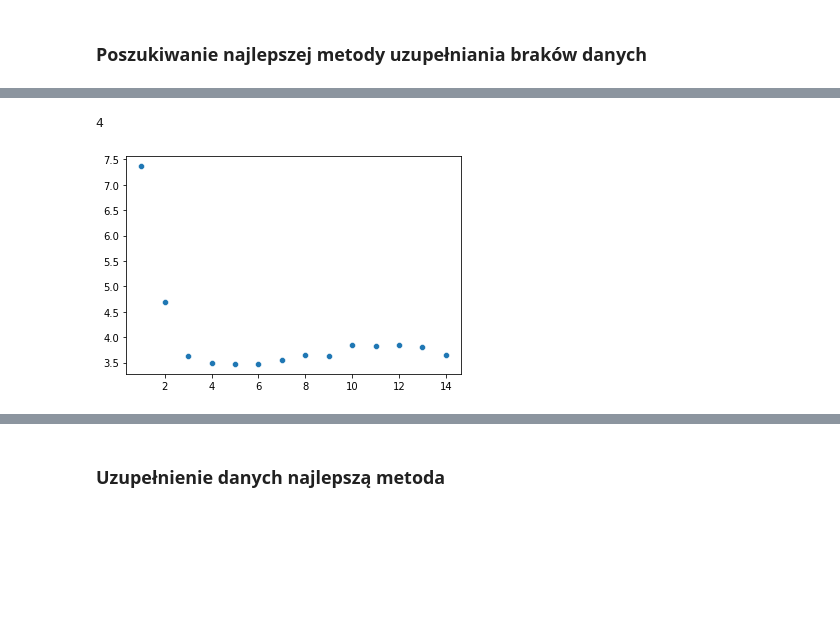
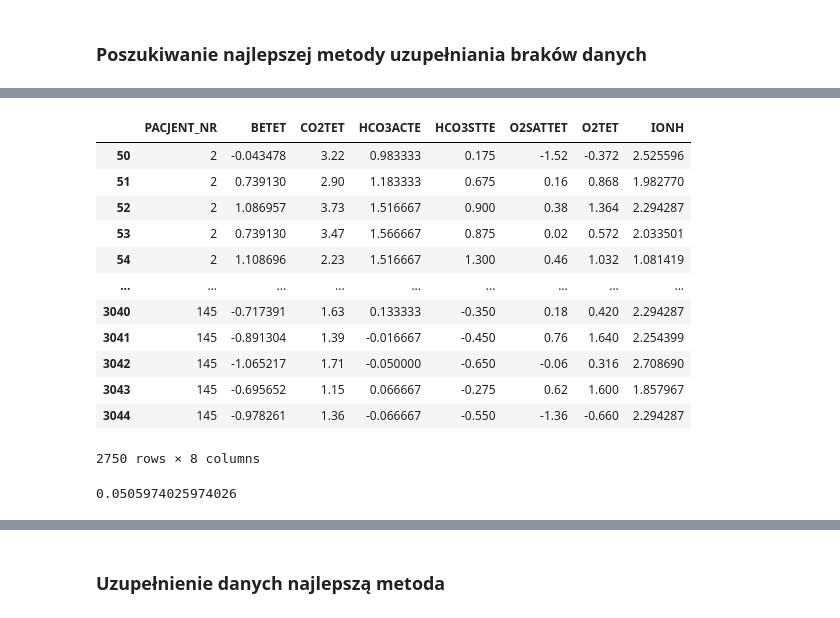
Before and after one commit to dorota10/GasometryTimeSeriesAnalysis, a Jupyter notebook: gasometry_analysis/przygotowanie_danych.ipynb, the cells around one changed output, grey strips where cells are left out. Drawn from its saved outputs; the diff is of its cells as text; code cells hidden in the pictures; blank space fills up the shorter version.

```diff
--- a/gasometry_analysis/przygotowanie_danych.ipynb
+++ b/gasometry_analysis/przygotowanie_danych.ipynb
@@ -87,21 +78,46 @@ df_bezna
+# %%
+#Ujednolicenie zmiennych
+df1=df_filtr.copy()
+df1["BETET"] = (df1["BETET"] - (-2.3))/(2.3 - -(2.3))
+df1["IONH"] = (df1["IONH"] - 35)/(45 - 35)
+df1["O2SATTET"] = (df1["O2SATTET"] - 95)/(100 - 95)
+df1["CO2TET"] = (df1["CO2TET"] - 35)/(45 - 35)
+df1["O2TET"] = (df1["O2TET"] - 75)/(100 - 75)
+df1["HCO3STTE"] = (df1["HCO3STTE"] - 21)/(25 - 21)
+df1["HCO3ACTE"] = (df1["HCO3ACTE"] - 21)/(27 - 21)
+df1["ZGON"] = np.where(df1["ZGON"] == "NIE", 0, 1)
+df1["PHTET"] = (df1["PHTET"] - 7.35)/(7.45 - 7.35)
+cols=["BETET",	"CO2TET",	"HCO3ACTE",	"HCO3STTE",	"O2SATTET",	"O2TET", "IONH"]
+df1["czy_na"]=df1[cols].apply(lambda row: any(row.isna()), axis=1)
+id=df1[df1["czy_na"]==True]["PACJENT_NR"]
+df_bezna = df1[~df1['PACJENT_NR'].isin(id)]
+df_bezna = df_bezna[["PACJENT_NR", *cols]]
+df_bezna
+# %% [output]
+|  | PACJENT_NR | BETET | CO2TET | HCO3ACTE | HCO3STTE | O2SATTET | O2TET | IONH |
+| 50 | 2 | -0.043478 | 3.22 | 0.983333 | 0.175 | -1.52 | -0.372 | 2.525596 |
+| 51 | 2 | 0.739130 | 2.90 | 1.183333 | 0.675 | 0.16 | 0.868 | 1.982770 |
+| 52 | 2 | 1.086957 | 3.73 | 1.516667 | 0.900 | 0.38 | 1.364 | 2.294287 |
+| 53 | 2 | 0.739130 | 3.47 | 1.566667 | 0.875 | 0.02 | 0.572 | 2.033501 |
+| 54 | 2 | 1.108696 | 2.23 | 1.516667 | 1.300 | 0.46 | 1.032 | 1.081419 |
+| ... | ... | ... | ... | ... | ... | ... | ... | ... |
+| 3040 | 145 | -0.717391 | 1.63 | 0.133333 | -0.350 | 0.18 | 0.420 | 2.294287 |
+| 3041 | 145 | -0.891304 | 1.39 | -0.016667 | -0.450 | 0.76 | 1.640 | 2.254399 |
+| 3042 | 145 | -1.065217 | 1.71 | -0.050000 | -0.650 | -0.06 | 0.316 | 2.708690 |
+| 3043 | 145 | -0.695652 | 1.15 | 0.066667 | -0.275 | 0.62 | 1.600 | 1.857967 |
+| 3044 | 145 | -0.978261 | 1.36 | -0.066667 | -0.550 | -1.36 | -0.660 | 2.294287 |
+2750 rows × 8 columns
 # %%
 np.random.seed(13)
-num_values_to_remove =int(0.2*len(df_bezna))
+num_values_to_remove =int(1000)
 rows_to_remove = np.random.choice(df_bezna.index, size=num_values_to_remove, replace=True)
-cols_to_remove = np.random.choice(df_bezna.columns[3:11], size=num_values_to_remove, replace=True)
+cols_to_remove = np.random.choice(df_bezna.columns[1:10], size=num_values_to_remove, replace=True)
 id=zip(rows_to_remove, cols_to_remove)
 df_nowe=df_bezna.copy()
 
 for row, col in id:
   df_nowe.loc[row, col] = np.nan
+
+df_nowe.isnull().sum().sum()/19250
+# %% [output]
+0.0505974025974026
-# %%
-a=list()
-for i in range(1,15):
-  kmni_imputer = KNNImputer(n_neighbors=i)
-  kmni=kmni_imputer.fit_transform(df_nowe[cols])
-  a.append(mean_squared_error(df_bezna[cols], kmni))
-sns.scatterplot(x=list(range(1,15)), y=a)
-min(range(len(a)),key=lambda i: a[i])
-# %% [output]
-4
-[figure, removed]
```
Also changed, not shown: parts of 16 cells of this notebook, 2 other files.
